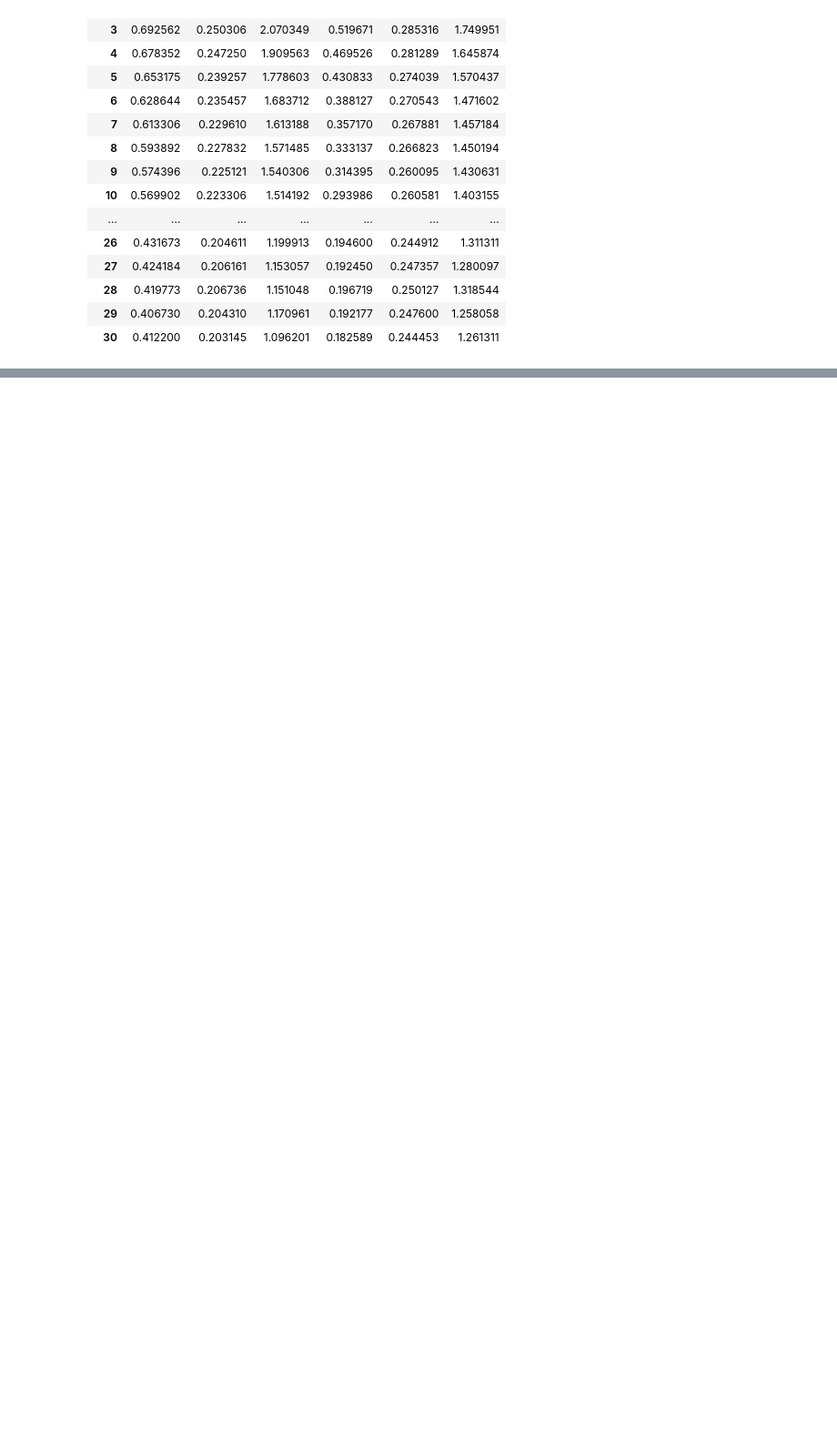
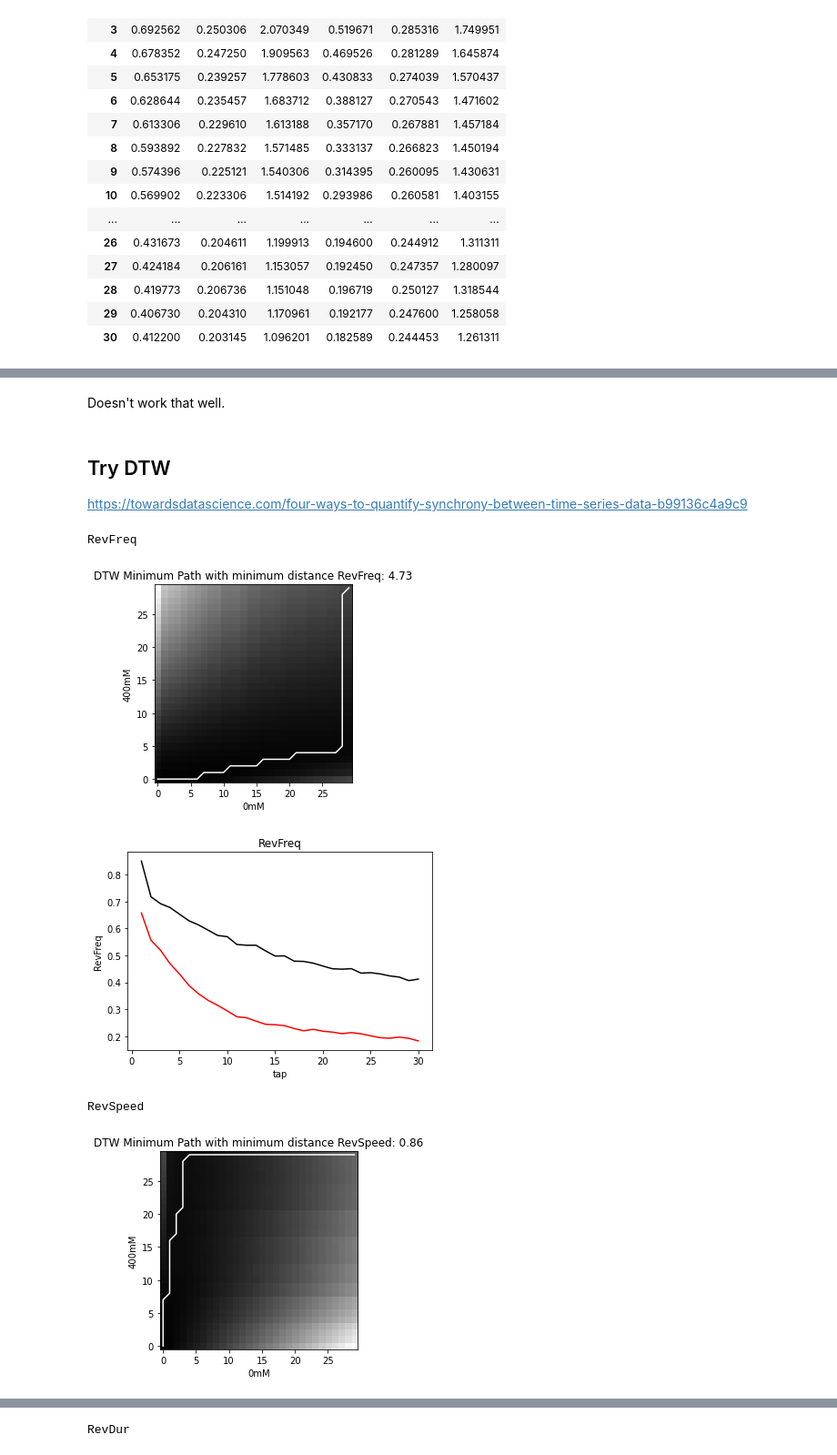
Before and after one commit to conny-lin/rankinlab_slo1paper, a Jupyter notebook: 3-Results/Fig2-wt 400mM/Fig2A-hab_curves/regression_diff/time_series_diff.ipynb, the cells around one changed output, grey strips where cells are left out. Shown: that part at 91% size. Drawn from its saved outputs; the diff is of its cells as text; code cells hidden in the pictures; blank space fills up the shorter version.

Commit message:
complete time series DTW

```diff
--- a/3-Results/Fig2-wt 400mM/Fig2A-hab_curves/regression_diff/time_series_diff.ipynb
+++ b/3-Results/Fig2-wt 400mM/Fig2A-hab_curves/regression_diff/time_series_diff.ipynb
@@ -192,0 +171,7 @@ df_curve_mean
+# %%
+# do pearson comparison per measure
+import scipy.stats as stats
+
+for msr in MEASURES:
+    r, p = stats.pearsonr(df_curve_mean[msr]['0mM'], df_curve_mean[msr]['400mM'])
+    print(f"{msr}: Pearson r: {r:.3f} and p-value: {p:.3f}")
@@ -192,0 +182,39 @@ df_curve_mean
+# %% [markdown]
+Doesn't work that well.
+# %% [markdown]
+## Try DTW
+
+https://towardsdatascience.com/four-ways-to-quantify-synchrony-between-time-series-data-b99136c4a9c9
+# %%
+from dtw import dtw,accelerated_dtw
+
+for msr in MEASURES:
+    d1 = df_curve_mean[msr]['0mM'].interpolate().values
+    d2 = df_curve_mean[msr]['400mM'].interpolate().values
+    d, cost_matrix, acc_cost_matrix, path = accelerated_dtw(d1,d2, dist='euclidean')
+
+    print(f'\n{msr}')
+    # show DTW graph
+    plt.imshow(acc_cost_matrix.T, origin='lower', cmap='gray', interpolation='nearest')
+    plt.plot(path[0], path[1], 'w')
+    plt.xlabel('0mM')
+    plt.ylabel('400mM')
+    plt.title(f'DTW Minimum Path with minimum distance {msr}: {np.round(d,2)}')
+    plt.show()
+    plt.close()
+
+    # show normal graph
+    plt.figure()
+    plt.plot(df_curve_mean[msr]['0mM'], color='black')
+    plt.plot(df_curve_mean[msr]['400mM'], color='red')
+    plt.title(f'{msr}')
+    plt.xlabel('tap')
+    plt.ylabel(msr)
+    plt.show()
+    plt.close()
+# %% [output]
+RevFreq
+[figure, added]
+[figure, added]
+RevSpeed
+[figure, added]
@@ -192,0 +222 @@ df_curve_mean
+RevDur
```
Also changed, not shown: parts of 11 cells of this notebook.
